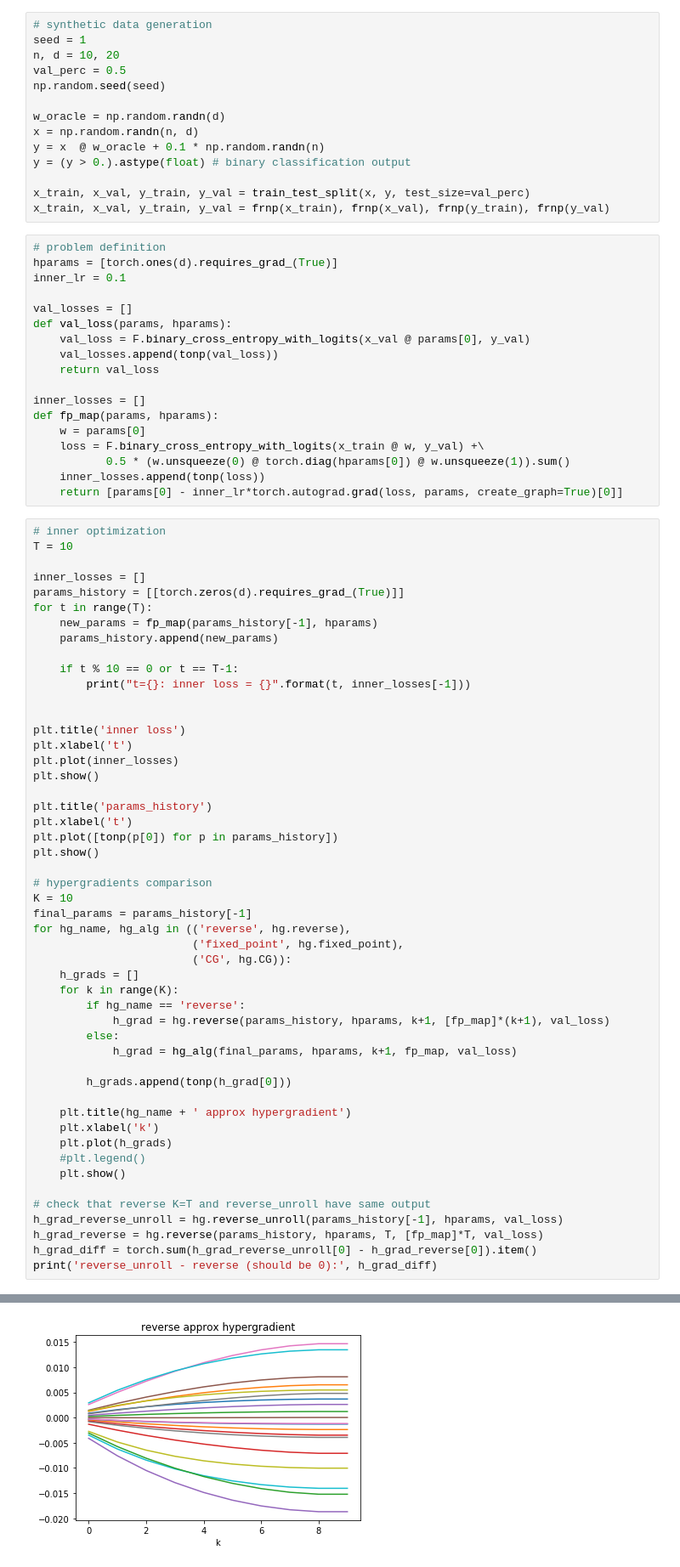
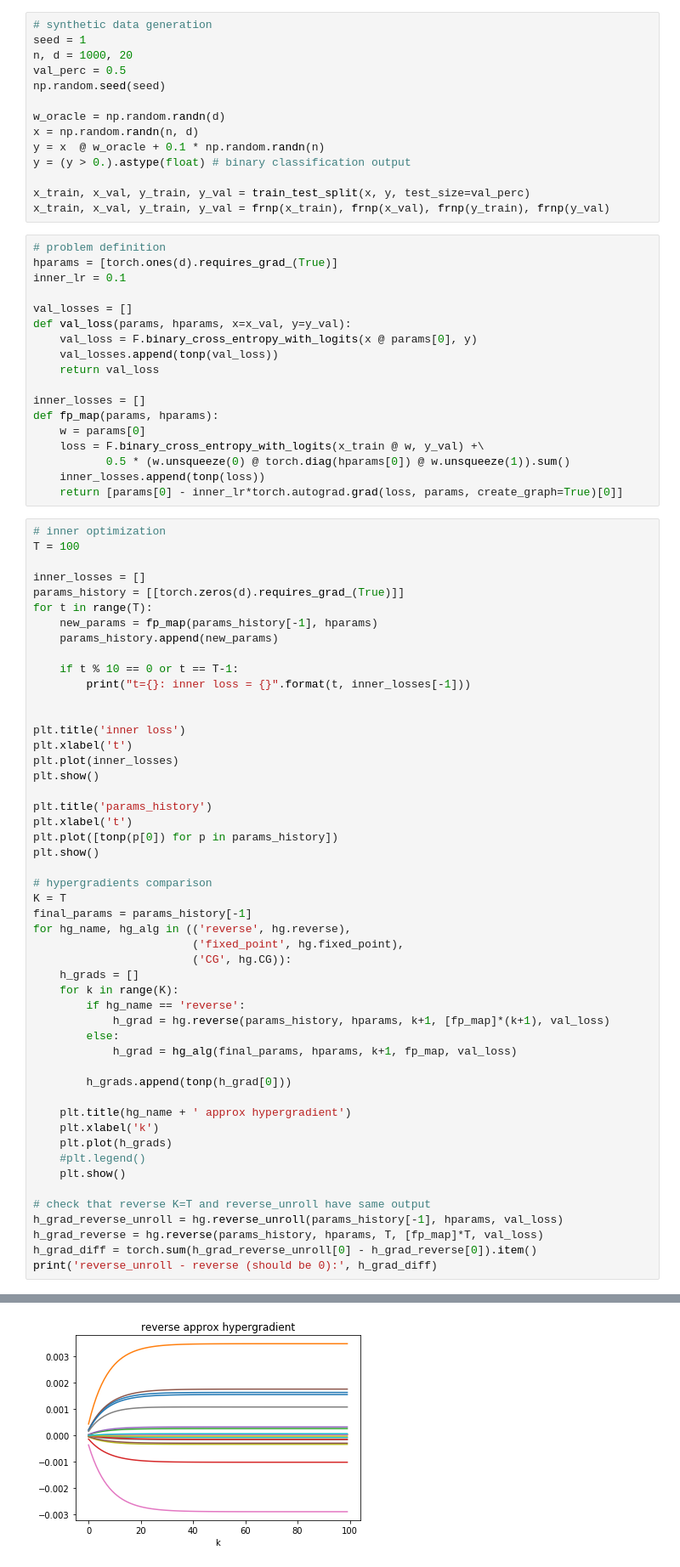
Before and after one commit to prolearner/hypertorch, a Jupyter notebook: examples/logistic_regression.ipynb, the cells around one changed output, grey strips where cells are left out. Shown: that part at 85% size. Saved outputs shown, nothing was run; the diff lists cells and outputs as text.

```diff
--- a/examples/logistic_regression.ipynb
+++ b/examples/logistic_regression.ipynb
@@ -25,7 +25,7 @@ def tonp(x, cuda=cuda):
 # %%
 # synthetic data generation
 seed = 1
-n, d = 10, 20
+n, d = 1000, 20
 val_perc = 0.5
 np.random.seed(seed)
 
@@ -42,8 +42,8 @@ hparams = [torch.ones(d).requires_grad_(True)]
 inner_lr = 0.1
 
 val_losses = []
-def val_loss(params, hparams):
-    val_loss = F.binary_cross_entropy_with_logits(x_val @ params[0], y_val)
+def val_loss(params, hparams, x=x_val, y=y_val):
+    val_loss = F.binary_cross_entropy_with_logits(x @ params[0], y)
     val_losses.append(tonp(val_loss))
     return val_loss
 
@@ -56,7 +56,7 @@ def fp_map(params, hparams):
     return [params[0] - inner_lr*torch.autograd.grad(loss, params, create_graph=True)[0]]
 # %%
 # inner optimization
-T = 10
+T = 100
 
 inner_losses = []
 params_history = [[torch.zeros(d).requires_grad_(True)]]
@@ -79,7 +79,7 @@ plt.plot([tonp(p[0]) for p in params_history])
 plt.show()
 
 # hypergradients comparison
-K = 10
+K = T
 final_params = params_history[-1]
 for hg_name, hg_alg in (('reverse', hg.reverse),
                         ('fixed_point', hg.fixed_point),
@@ -113 +122 @@ reverse_unroll - reverse (should be 0): 0.0
-[figure, old version]
+[figure, new version]
```
Also changed, not shown: parts of 3 cells of this notebook.
